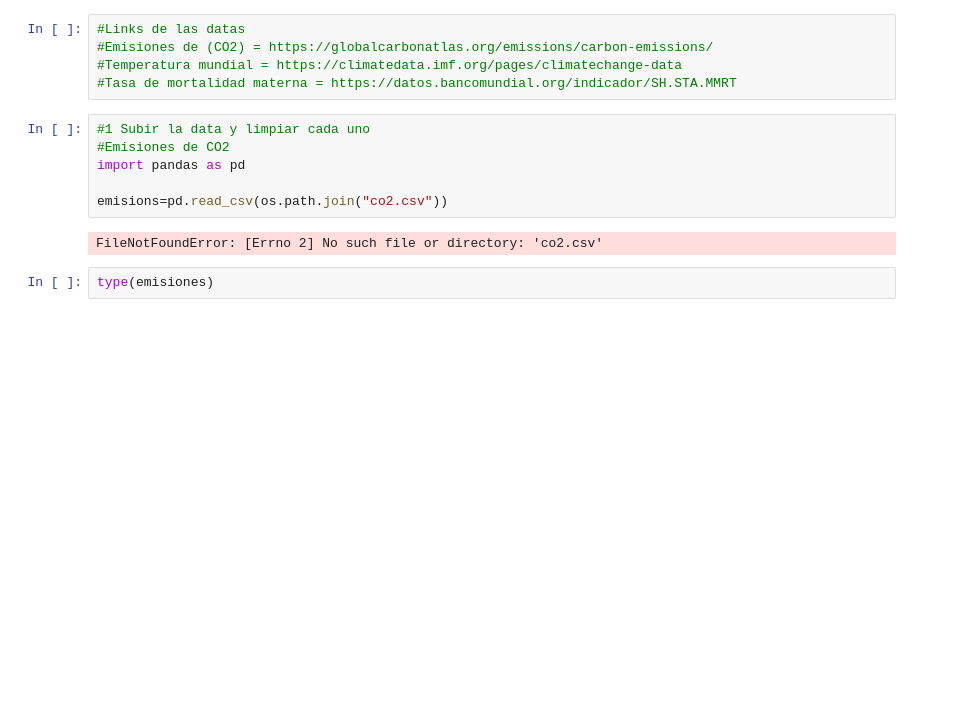
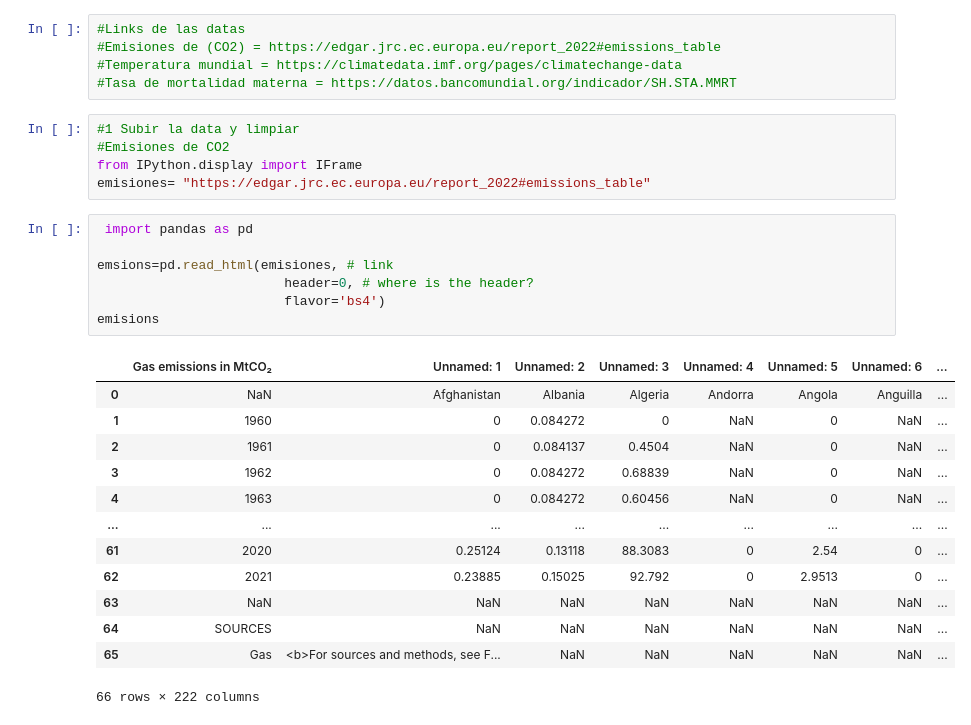
Before and after one commit to Pucp-Quintana/Evaluacion-1-, a Jupyter notebook: Untitled.ipynb, the cells around one changed output. Drawn from its saved outputs; the diff is of its cells as text; blank space fills up the shorter version.

```diff
--- a/Untitled.ipynb
+++ b/Untitled.ipynb
@@ -1,15 +1,31 @@
 # %%
 #Links de las datas
-#Emisiones de (CO2) = https://globalcarbonatlas.org/emissions/carbon-emissions/
+#Emisiones de (CO2) = https://edgar.jrc.ec.europa.eu/report_2022#emissions_table
 #Temperatura mundial = https://climatedata.imf.org/pages/climatechange-data
 #Tasa de mortalidad materna = https://datos.bancomundial.org/indicador/SH.STA.MMRT
 # %%
-#1 Subir la data y limpiar cada uno
+#1 Subir la data y limpiar
 #Emisiones de CO2
-import pandas as pd
-
-emisions=pd.read_csv(os.path.join("co2.csv"))
+from IPython.display import IFrame
+emisiones= "https://edgar.jrc.ec.europa.eu/report_2022#emissions_table"
-# %% [output]
-FileNotFoundError: [Errno 2] No such file or directory: 'co2.csv'
 # %%
-type(emisiones)
+ import pandas as pd
+
+emsions=pd.read_html(emisiones, # link
+                        header=0, # where is the header?
+                        flavor='bs4')
+emisions
+# %% [output]
+|  | Gas emissions in MtCO₂ | Unnamed: 1 | Unnamed: 2 | Unnamed: 3 | Unnamed: 4 | Unnamed: 5 | Unnamed: 6 | ... |
+| 0 | NaN | Afghanistan | Albania | Algeria | Andorra | Angola | Anguilla | ... |
+| 1 | 1960 | 0 | 0.084272 | 0 | NaN | 0 | NaN | ... |
+| 2 | 1961 | 0 | 0.084137 | 0.4504 | NaN | 0 | NaN | ... |
+| 3 | 1962 | 0 | 0.084272 | 0.68839 | NaN | 0 | NaN | ... |
+| 4 | 1963 | 0 | 0.084272 | 0.60456 | NaN | 0 | NaN | ... |
+| ... | ... | ... | ... | ... | ... | ... | ... | ... |
+| 61 | 2020 | 0.25124 | 0.13118 | 88.3083 | 0 | 2.54 | 0 | ... |
+| 62 | 2021 | 0.23885 | 0.15025 | 92.792 | 0 | 2.9513 | 0 | ... |
+| 63 | NaN | NaN | NaN | NaN | NaN | NaN | NaN | ... |
+| 64 | SOURCES | NaN | NaN | NaN | NaN | NaN | NaN | ... |
+| 65 | Gas | <b>For sources and methods, see F... | NaN | NaN | NaN | NaN | NaN | ... |
+66 rows × 222 columns
```
Also changed, not shown: parts of 10 cells of this notebook.
